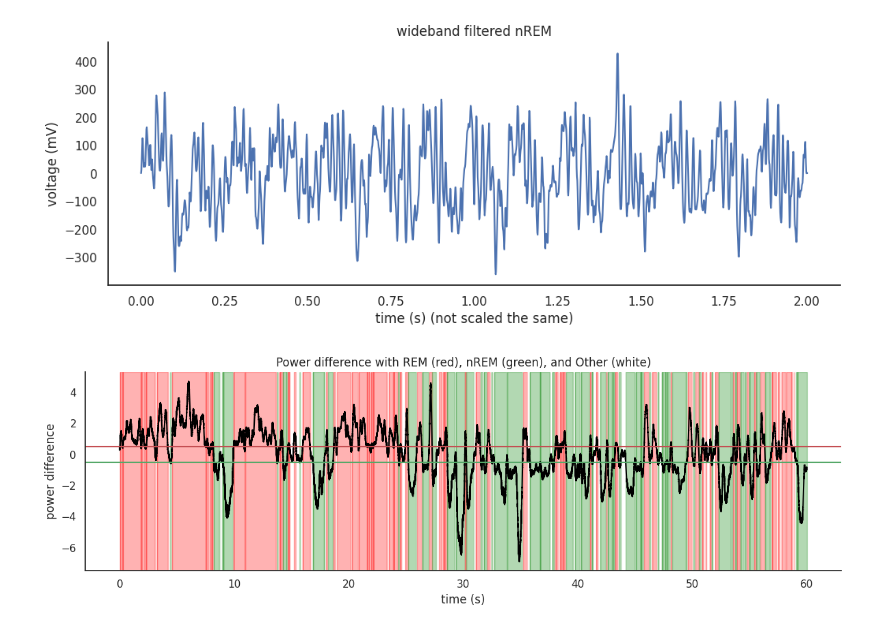
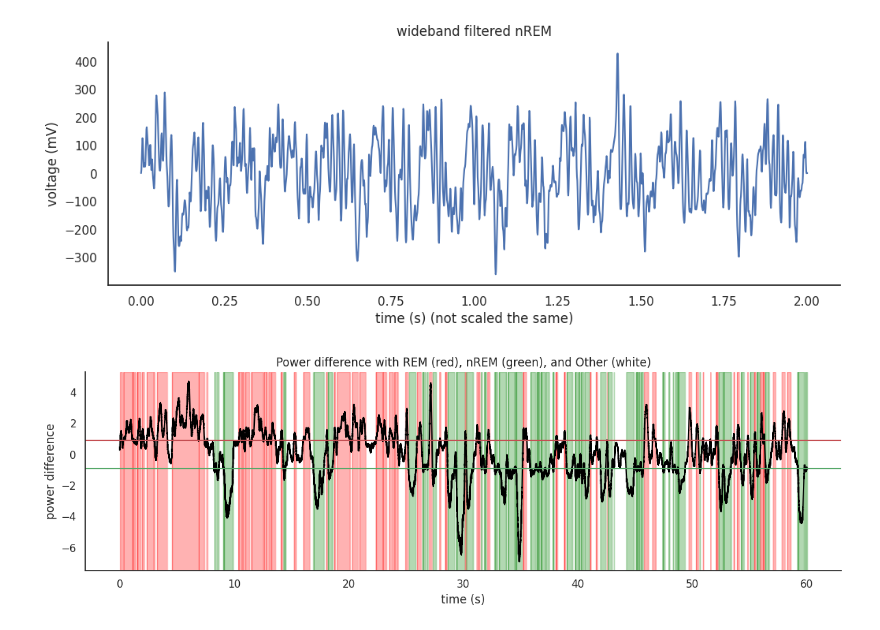
Before and after one commit to irenetiem/neuro_analysis_IT, a Jupyter notebook: neural-data-master/01-local_field_potential/exercises.ipynb, the cells around one changed output. Saved outputs shown, nothing was run; the diff lists cells and outputs as text; code cells hidden in the pictures.

```diff
--- a/neural-data-master/01-local_field_potential/exercises.ipynb
+++ b/neural-data-master/01-local_field_potential/exercises.ipynb
@@ -55,23 +61,23 @@ Loaded 10.0 seconds of LFP, sampled at 1000.0 Hz
 %timeit
 
 # filter the data in different frequency bands
-filter_order = np.array([1, 5, 10, 15])
+filter_order = np.array([1, 5, 10, 15, 50])
 low_f = 5
 high_f = 10
 
 filter = np.zeros(len(filter_order))
-wideband_lfp = np.zeros(len(lfp))
+wideband_lfp = [[] for i in range(len(filter_order))]
 
 for i in range(len(filter_order)):
   #define filter object
-  filter[i] = butter(filter_order[i], [low_f,high_f], btype='band', output='sos',
+  filter = butter(filter_order[i], [low_f, high_f], btype='band', output='sos',
                      fs=sampling_rate)
 
   #apply filter to lfp
-  wideband_lfp[i] = sosfilt(filter[i], lfp)
+  wideband_lfp[i] = sosfilt(filter, lfp)
 
 plt.figure(figsize=(10,5))
-plt.plot(np.linspace(0,10,10000),lfp,label='raw signal')
+plt.plot(np.linspace(0,10,10000),lfp,label='raw signal', color = 'grey')
 
 for i in range(len(filter_order)):
   plt.plot(np.linspace(0,10,10000),wideband_lfp[i],label=f'filtered with order {filter_order[i]}')
@@ -83,7 +89,9 @@ plt.show()
 
 %time
 
-# comment on change in frequency band (not much change, signal get smaller
-# in small bands (5-10), time of the simulation does not seem to change
+# There is not much change when changing the frequencies broadly, but the signal
+# gets a smaller amplitude
+# in small bands (eg. 5-10), the time of the simulation does not seem to change
 # based on the order or bands (5 - 15 μσ))
+# The order of the filter mainly seems to shift the signal in time
 # %% [output]
@@ -373,38 +383,40 @@ plt.plot()
 # adjust tresholds to check how much REM is detected
 # use the code with color background again and adjust the threshold
 
-threshold = 0.5
+threshold = 0.9
 
 # Define sleep states
 states = np.full(len(power_difference), 'other', dtype=object)
 states[power_difference > threshold] = 'REM'
 states[power_difference < -threshold] = 'nREM'
 
 # Plot setup
 plt.figure(figsize=(12, 4))
 
 # Draw background spans
 colors = {'REM': 'red', 'nREM': 'green', 'other': 'white'}
 current_state = states[0]
 start_idx = 0
 
 for i in range(1, len(states)):
     if states[i] != current_state:
         plt.axvspan(time[start_idx], time[i], color=colors[current_state], alpha=0.3)
         current_state = states[i]
         start_idx = i
 
 # Final span
 plt.axvspan(time[start_idx], time[-1], color=colors[current_state], alpha=0.3)
 
 # Plot the power difference curve
 plt.plot(time, power_difference, color='black')
 plt.axhline(threshold, color='r', linestyle='-')
 plt.axhline(-threshold, color='g', linestyle='-')
 plt.xlabel('time (s)')
 plt.ylabel('power difference')
 plt.title('Power difference with REM (red), nREM (green), and Other (white)')
 plt.tight_layout()
 plt.show()
+
+# add percentage later
 # %% [output]
-[figure, old version]
+[figure, new version]
```
Also changed, not shown: parts of 3 cells of this notebook.
